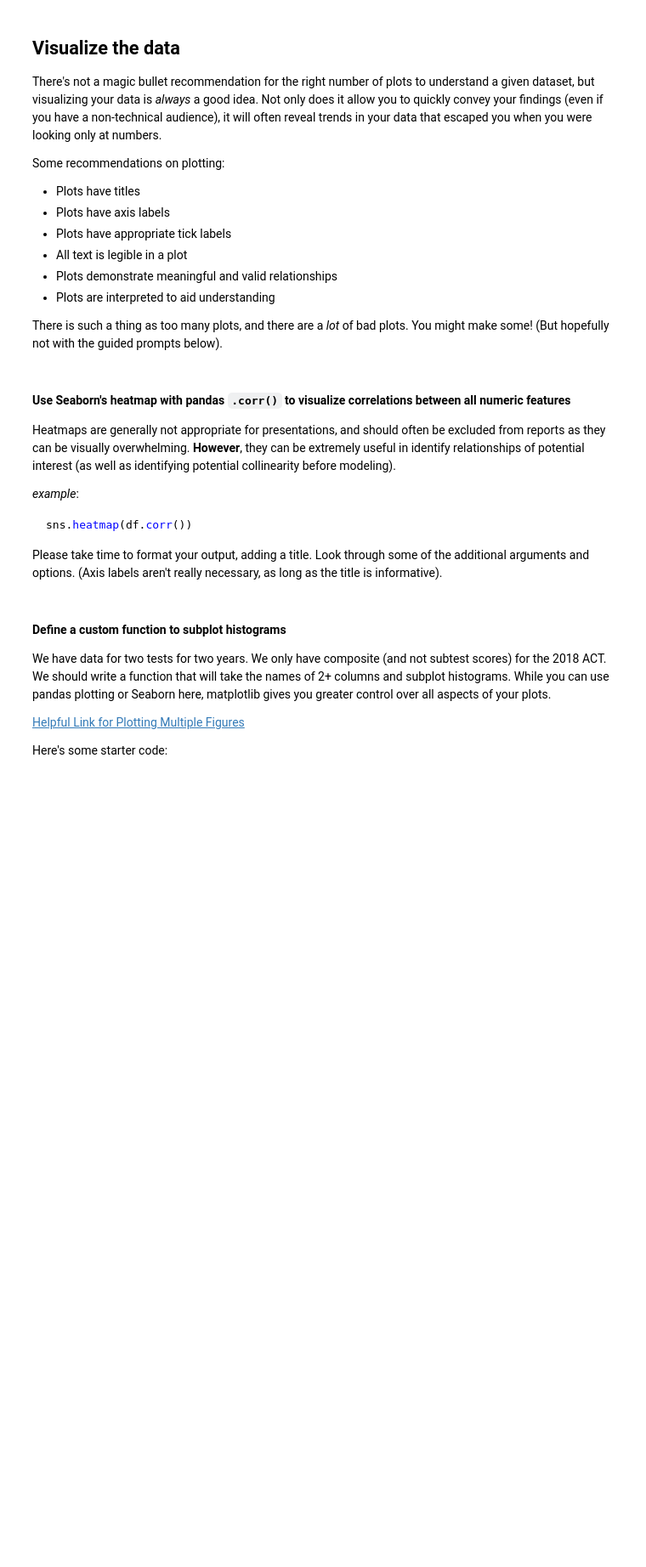
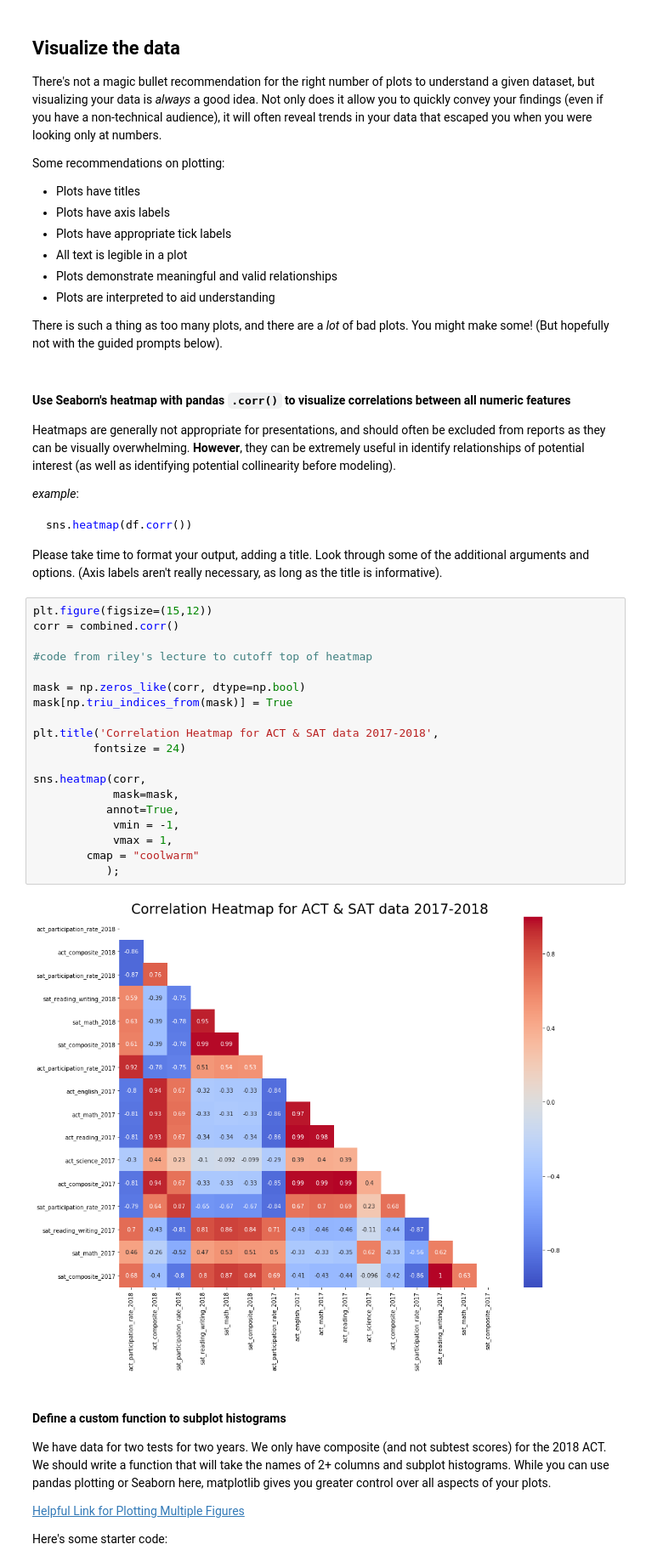
Before and after one commit to justinaugust/which-state-next, a Jupyter notebook: code/starter-code.ipynb, the cells around one changed output. Shown: that part at 85% size. Saved outputs shown, nothing was run; the diff lists cells and outputs as text; blank space fills up the shorter version.

````diff
--- a/code/starter-code.ipynb
+++ b/code/starter-code.ipynb
@@ -839,6 +839,27 @@ sns.heatmap(df.corr())
 ```
 
 Please take time to format your output, adding a title. Look through some of the additional arguments and options. (Axis labels aren't really necessary, as long as the title is informative).
+# %%
+plt.figure(figsize=(15,12))
+corr = combined.corr()
+
+#code from riley's lecture to cutoff top of heatmap
+
+mask = np.zeros_like(corr, dtype=np.bool)
+mask[np.triu_indices_from(mask)] = True
+
+plt.title('Correlation Heatmap for ACT & SAT data 2017-2018',
+         fontsize = 24)
+
+sns.heatmap(corr,
+            mask=mask,
+           annot=True,
+            vmin = -1,
+            vmax = 1,
+        cmap = "coolwarm"
+           );
+# %% [output]
+[figure, added]
 # %% [markdown]
 #### Define a custom function to subplot histograms
 
````
Also changed, not shown: parts of 15 cells of this notebook.
